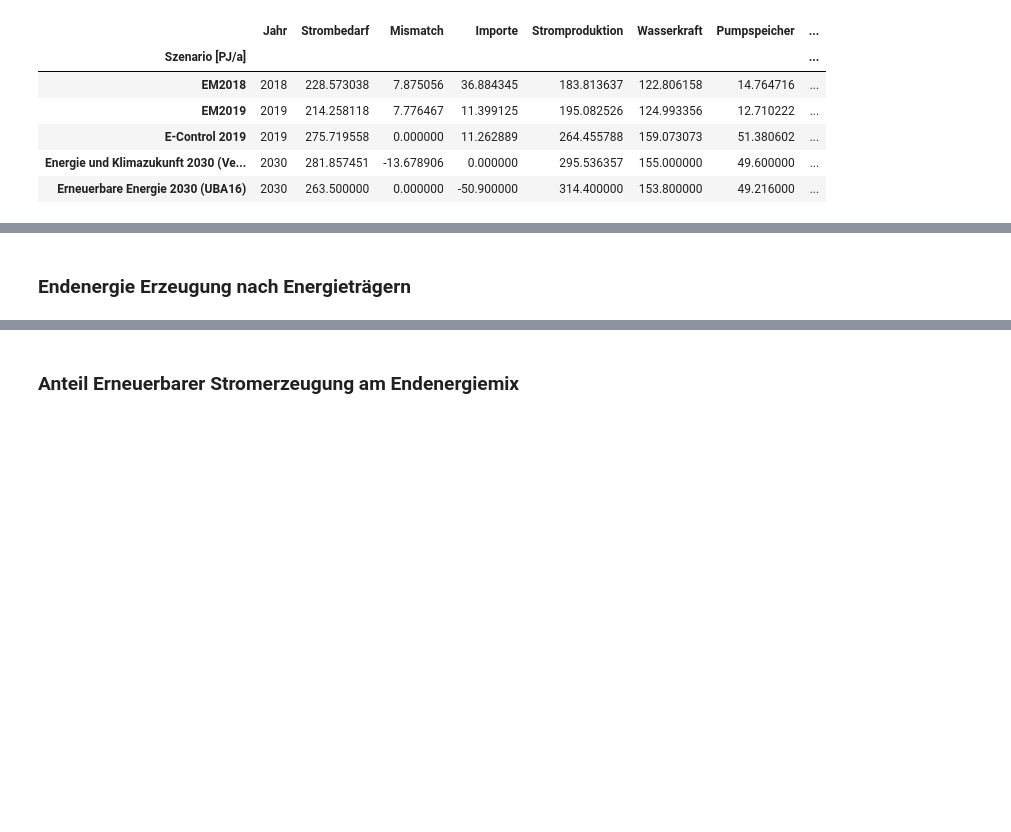
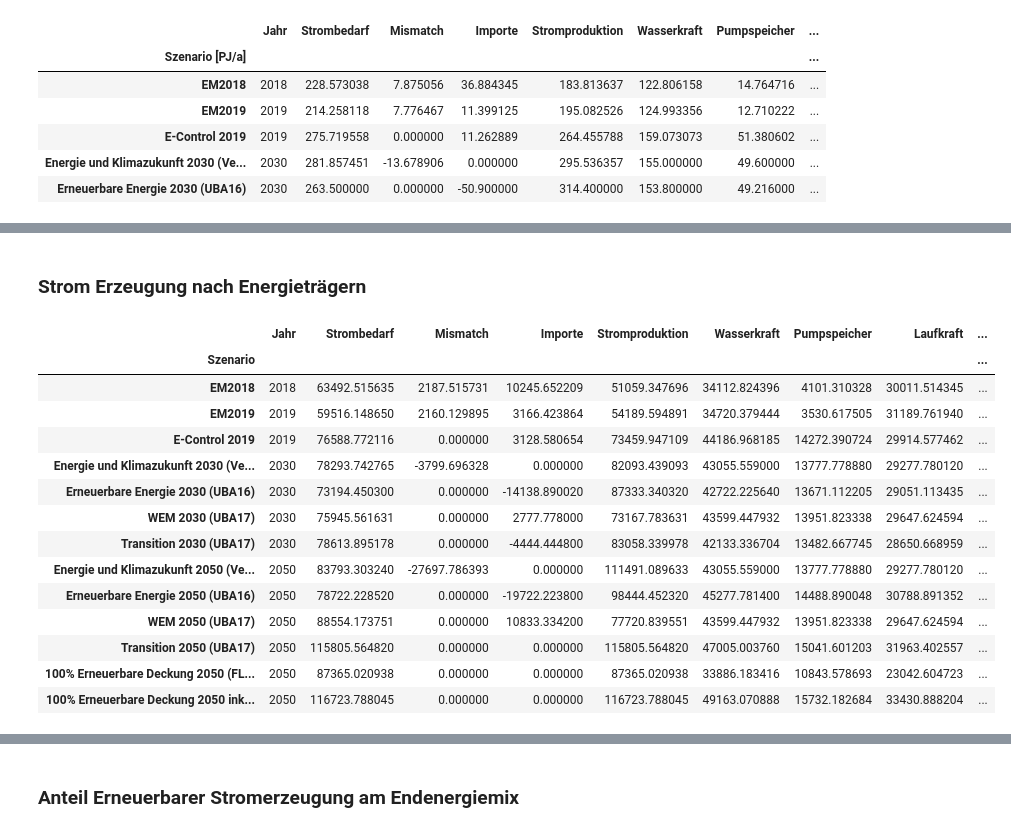
Before and after one commit to simonschaluppe/FLUCCOplus, a Jupyter notebook: notebooks/4.2.1_Szenarien_Ueberblick.ipynb, the cells around one changed output, grey strips where cells are left out. Cells and saved outputs as stored; diff of their text form; code cells hidden in the pictures; blank space fills up the shorter version.

```diff
--- a/notebooks/4.2.1_Szenarien_Ueberblick.ipynb
+++ b/notebooks/4.2.1_Szenarien_Ueberblick.ipynb
@@ -49,9 +44,28 @@ convert_PJ_to_GWH took 0:00:00.003989 for 13 rows, 15 columns in df
 # %% [markdown]
-### Endenergie Erzeugung nach Energieträgern
+### Strom Erzeugung nach Energieträgern
 # %%
 all = ['Jahr', 'Strombedarf', 'Mismatch', 'Importe', 'Stromproduktion',
        'Wasserkraft', 'Windkraft', 'Photovoltaik', 'Volatile EE',
        'Nicht-Volatile', 'Laufkraft', 'Pumpspeicher', 'RES0', 'RES1', 'RES2']
 
 pp_carriers = ['Laufkraft','Windkraft', 'Photovoltaik', 'Pumpspeicher', 'Nicht-Volatile']
+# %%
+sci = sc#.rename(index={name: i+1 for i, name in enumerate(sc.index)})
+sci
+# %% [output]
+|  | Jahr | Strombedarf | Mismatch | Importe | Stromproduktion | Wasserkraft | Pumpspeicher | Laufkraft | ... |
+| Szenario |  |  |  |  |  |  |  |  | ... |
+| EM2018 | 2018 | 63492.515635 | 2187.515731 | 10245.652209 | 51059.347696 | 34112.824396 | 4101.310328 | 30011.514345 | ... |
+| EM2019 | 2019 | 59516.148650 | 2160.129895 | 3166.423864 | 54189.594891 | 34720.379444 | 3530.617505 | 31189.761940 | ... |
+| E-Control 2019 | 2019 | 76588.772116 | 0.000000 | 3128.580654 | 73459.947109 | 44186.968185 | 14272.390724 | 29914.577462 | ... |
+| Energie und Klimazukunft 2030 (Ve... | 2030 | 78293.742765 | -3799.696328 | 0.000000 | 82093.439093 | 43055.559000 | 13777.778880 | 29277.780120 | ... |
+| Erneuerbare Energie 2030 (UBA16) | 2030 | 73194.450300 | 0.000000 | -14138.890020 | 87333.340320 | 42722.225640 | 13671.112205 | 29051.113435 | ... |
+| WEM 2030 (UBA17) | 2030 | 75945.561631 | 0.000000 | 2777.778000 | 73167.783631 | 43599.447932 | 13951.823338 | 29647.624594 | ... |
+| Transition 2030 (UBA17) | 2030 | 78613.895178 | 0.000000 | -4444.444800 | 83058.339978 | 42133.336704 | 13482.667745 | 28650.668959 | ... |
+| Energie und Klimazukunft 2050 (Ve... | 2050 | 83793.303240 | -27697.786393 | 0.000000 | 111491.089633 | 43055.559000 | 13777.778880 | 29277.780120 | ... |
+| Erneuerbare Energie 2050 (UBA16) | 2050 | 78722.228520 | 0.000000 | -19722.223800 | 98444.452320 | 45277.781400 | 14488.890048 | 30788.891352 | ... |
+| WEM 2050 (UBA17) | 2050 | 88554.173751 | 0.000000 | 10833.334200 | 77720.839551 | 43599.447932 | 13951.823338 | 29647.624594 | ... |
+| Transition 2050 (UBA17) | 2050 | 115805.564820 | 0.000000 | 0.000000 | 115805.564820 | 47005.003760 | 15041.601203 | 31963.402557 | ... |
+| 100% Erneuerbare Deckung 2050 (FL... | 2050 | 87365.020938 | 0.000000 | 0.000000 | 87365.020938 | 33886.183416 | 10843.578693 | 23042.604723 | ... |
+| 100% Erneuerbare Deckung 2050 ink... | 2050 | 116723.788045 | 0.000000 | 0.000000 | 116723.788045 | 49163.070888 | 15732.182684 | 33430.888204 | ... |
 # %%
```
Also changed, not shown: parts of 9 cells of this notebook, 1 other file.
